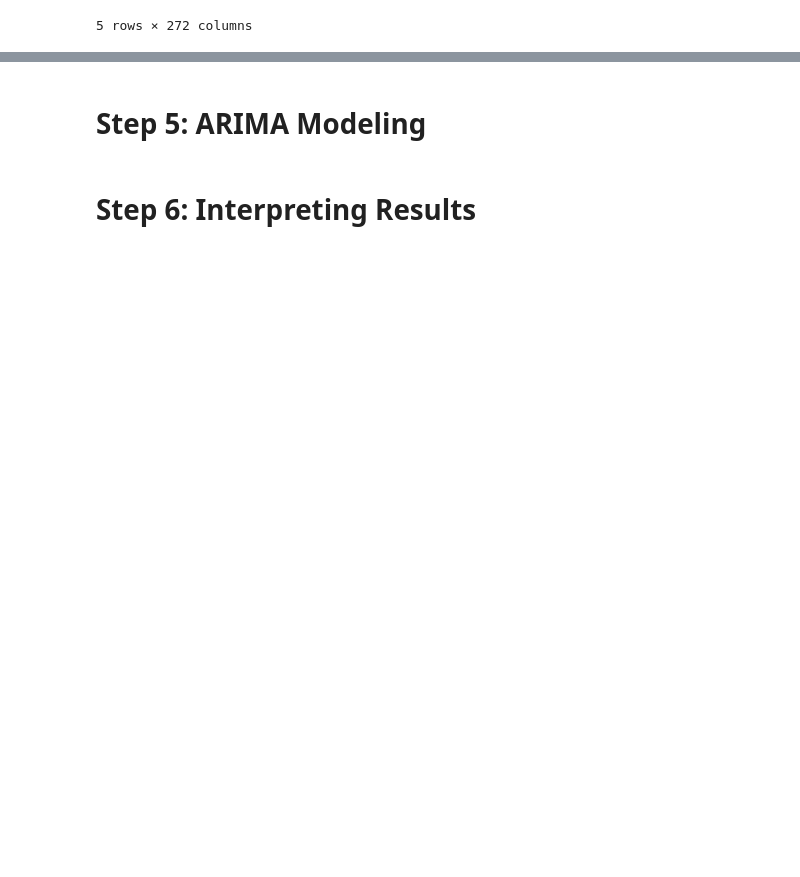
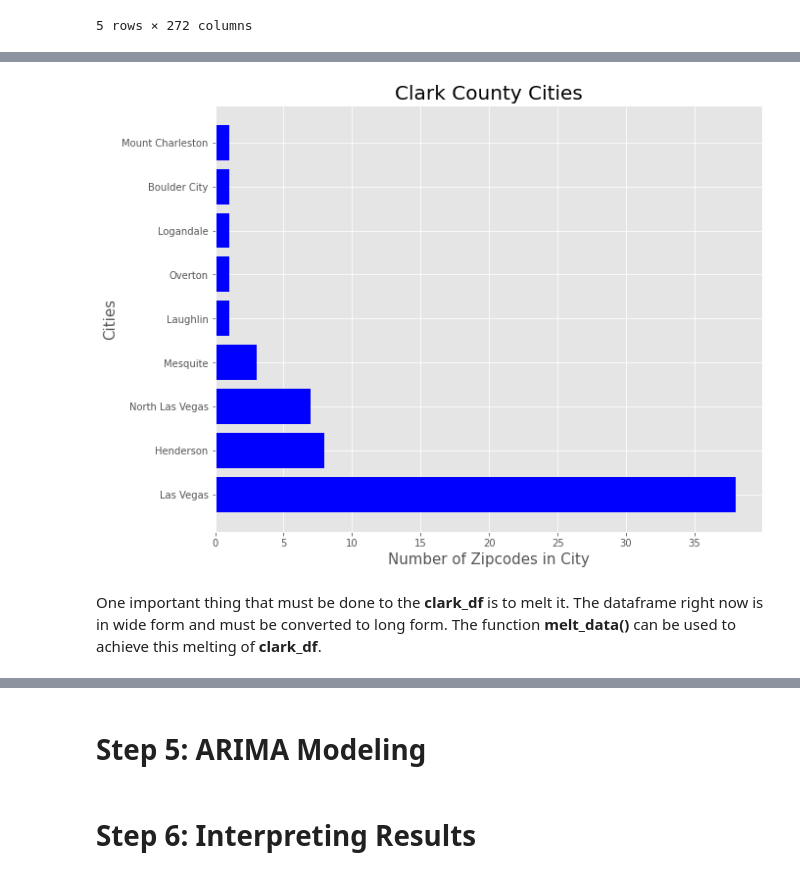
Before and after one commit to jbenedito99/Zipcode-Time-Series-Modeling, a Jupyter notebook: time-series/notebook.ipynb, the cells around one changed output, grey strips where cells are left out. Drawn from its saved outputs; the diff is of its cells as text; code cells hidden in the pictures; blank space fills up the shorter version.

```diff
--- a/time-series/notebook.ipynb
+++ b/time-series/notebook.ipynb
@@ -89,8 +65,0 @@ ValueError: time data RegionID doesn't match format specified
-# %%
-font = {'family' : 'normal',
-        'weight' : 'bold',
-        'size'   : 22}
-
-plt.rc('font', **font)
-
-# NOTE: if you visualizations are too cluttered to read, try calling 'plt.gcf().autofmt_xdate()'!
@@ -98,0 +79,3 @@ plt.rc('font', **font)
+# %%
+clark_df = nv_df[nv_df['CountyName']=='Clark']
+clark_df
@@ -99 +96,19 @@ plt.rc('font', **font)
+# %%
+# Code adapted from Sanjit Varma
+# Source: https://github.com/sanjitva/Zillow-TimeSeries-Modeling/blob/main/final_notebook.ipynb
+
+# Clark County zipcodes by city
+
+fig, ax = plt.subplots(figsize=(10,8))
+x = [a for a in clark_df['City'].value_counts().keys()]
+y = [a for a in clark_df['City'].value_counts()]
+
+ax.barh(x, y, color='blue')
+ax.set_title('Clark County Cities', fontsize=20)
+ax.set_xlabel('Number of Zipcodes in City', fontsize=15)
+ax.set_ylabel('Cities', fontsize=15);
+# %% [output]
+[figure, added]
+# %% [markdown]
+One important thing that must be done to the <b>clark_df</b> is to melt it. The dataframe right now is in wide form and must be converted to long form. The function <b>melt_data()</b> can be used to achieve this melting of <b>clark_df</b>.
 # %%
```
Also changed, not shown: parts of 19 cells of this notebook.
